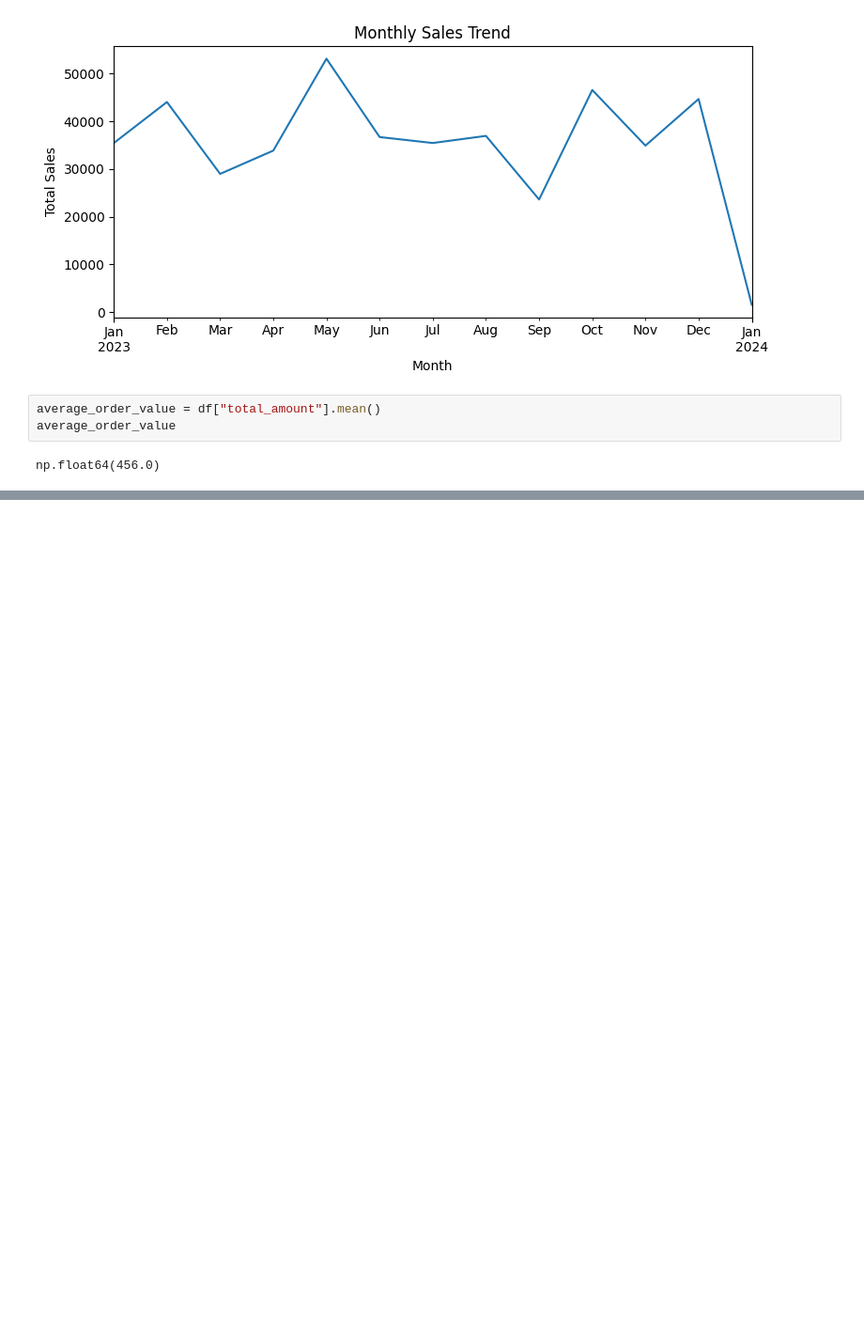
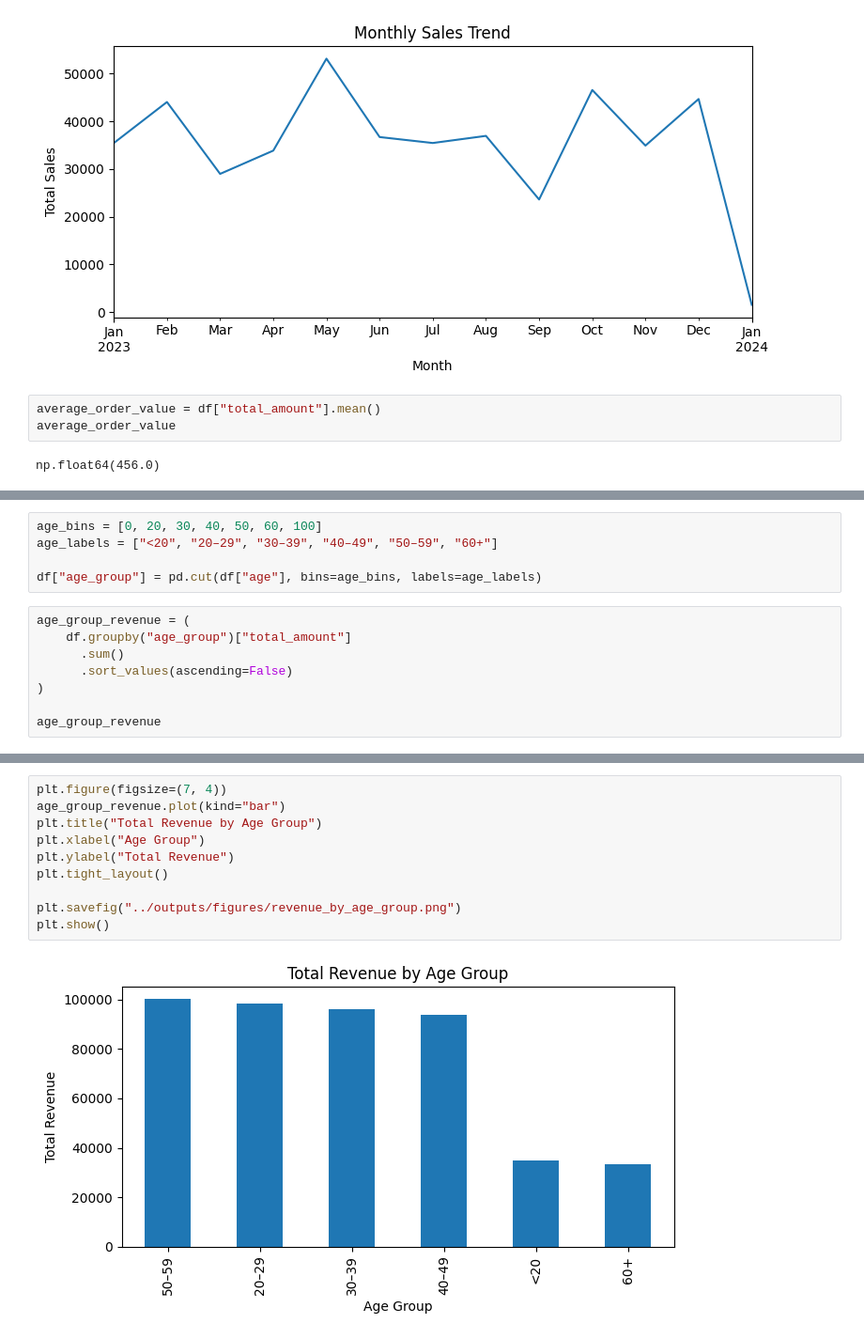
Before and after one commit to TathilaSiriwardhana/Retail-sales-data-analysis, a Jupyter notebook: notebooks/03_customer_and_product_insights.ipynb, the cells around one changed output, grey strips where cells are left out. Shown at 94% size. Cells and saved outputs as stored; diff of their text form; blank space fills up the shorter version.

```diff
--- a/notebooks/03_customer_and_product_insights.ipynb
+++ b/notebooks/03_customer_and_product_insights.ipynb
@@ -121,0 +172,13 @@ np.float64(456.0)
+# %%
+age_bins = [0, 20, 30, 40, 50, 60, 100]
+age_labels = ["<20", "20–29", "30–39", "40–49", "50–59", "60+"]
+
+df["age_group"] = pd.cut(df["age"], bins=age_bins, labels=age_labels)
+# %%
+age_group_revenue = (
+    df.groupby("age_group")["total_amount"]
+      .sum()
+      .sort_values(ascending=False)
+)
+
+age_group_revenue
@@ -121,0 +194,12 @@ np.float64(456.0)
+# %%
+plt.figure(figsize=(7, 4))
+age_group_revenue.plot(kind="bar")
+plt.title("Total Revenue by Age Group")
+plt.xlabel("Age Group")
+plt.ylabel("Total Revenue")
+plt.tight_layout()
+
+plt.savefig("../outputs/figures/revenue_by_age_group.png")
+plt.show()
+# %% [output]
+[figure, added]
```
Also changed, not shown: parts of 10 cells of this notebook, 5 other files.
